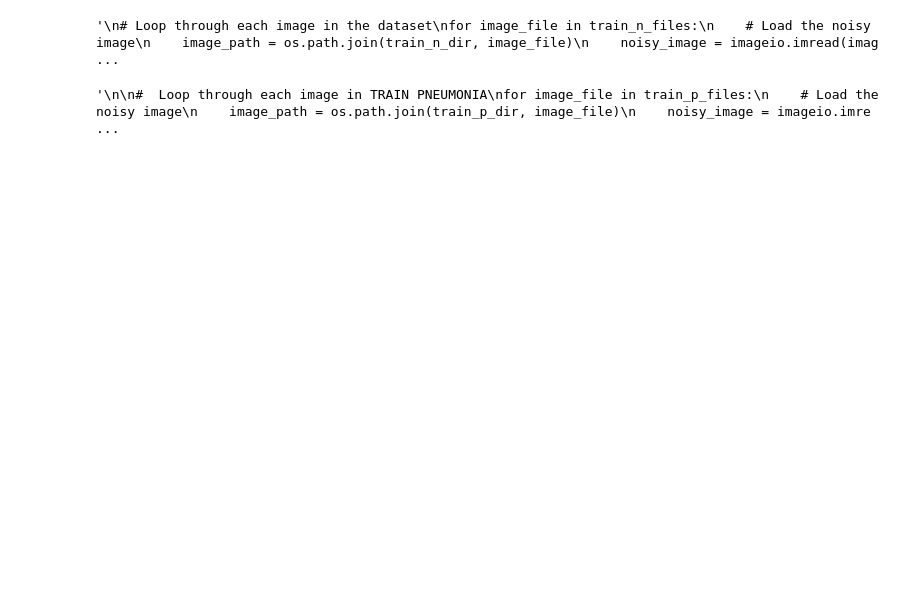
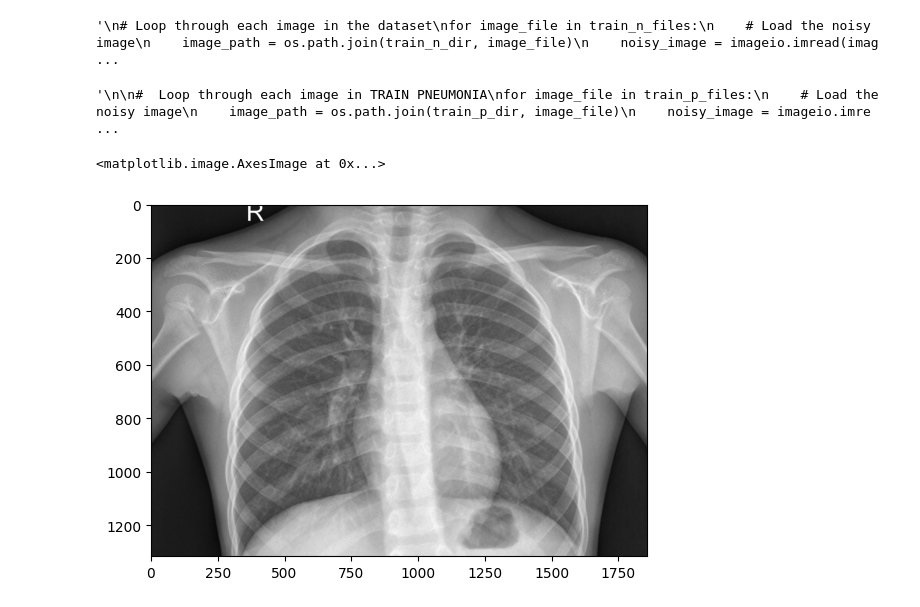
Before and after one commit to dawlattt/denoising-pneumonia, a Jupyter notebook: Bm3d.ipynb, the cells around one changed output. Cells and saved outputs as stored; diff of their text form; code cells hidden in the pictures; blank space fills up the shorter version.

```diff
--- a/Bm3d.ipynb
+++ b/Bm3d.ipynb
@@ -160,3 +160,10 @@ for image_file in test_p_files:
     # Save the denoised image
     output_path = os.path.join(output_test_p_dir, f"denoised_{image_file}")
     imageio.imwrite(output_path, (denoised_image * 255).astype('uint8'))
+# %%
+# original image
+img = imageio.imread("/home/branislava.jankovic/Desktop/denoising-pneumonia/chest_xray/test/NORMAL/IM-0001-0001.jpeg")
+plt.imshow(img, plt.cm.gray)
+# %% [output]
+<matplotlib.image.AxesImage at 0x...>
+[figure, added]
```
Also changed, not shown: parts of 1 cell of this notebook.
